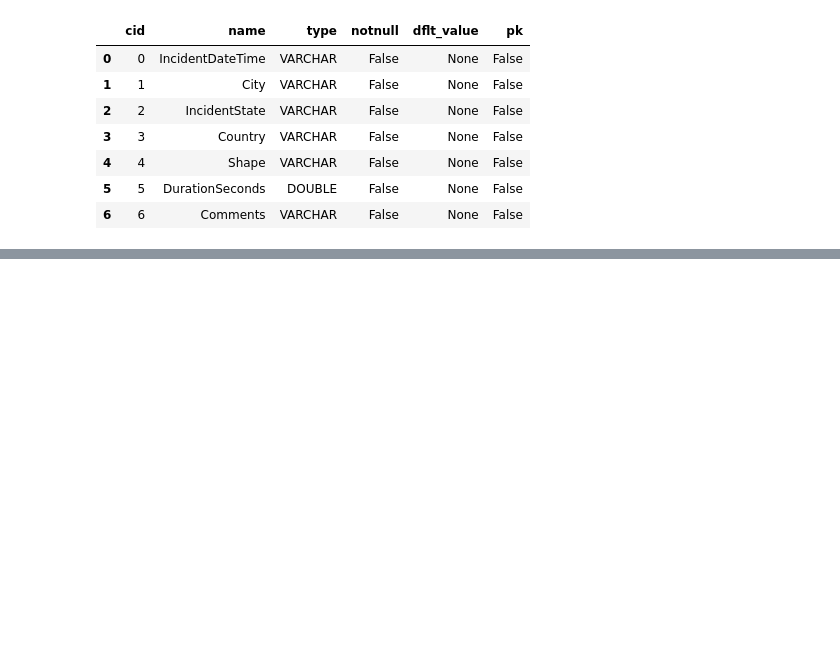
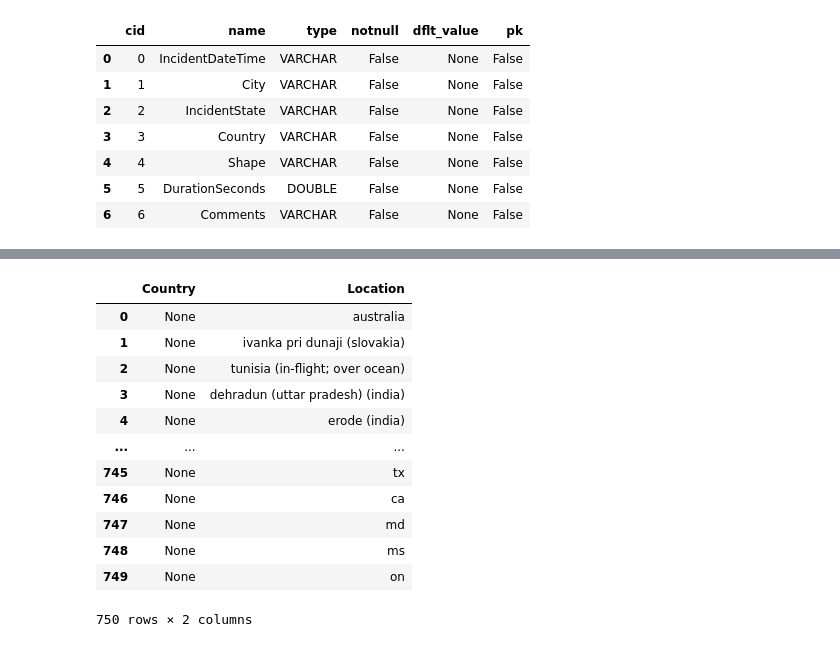
Before and after one commit to shivani7798/sql_server, a Jupyter notebook: incidents_sql.ipynb, the cells around one changed output, grey strips where cells are left out. Cells and saved outputs as stored; diff of their text form; code cells hidden in the pictures; blank space fills up the shorter version.

```diff
--- a/incidents_sql.ipynb
+++ b/incidents_sql.ipynb
@@ -141,0 +127,18 @@ con_disk.close()
+# %%
+con.execute("""SELECT Country, COALESCE(Country, IncidentState, City) AS Location
+FROM Incidents
+WHERE Country IS NULL""").df()
+# %% [output]
+|  | Country | Location |
+| 0 | None | australia |
+| 1 | None | ivanka pri dunaji (slovakia) |
+| 2 | None | tunisia (in-flight; over ocean) |
+| 3 | None | dehradun (uttar pradesh) (india) |
+| 4 | None | erode (india) |
+| ... | ... | ... |
+| 745 | None | tx |
+| 746 | None | ca |
+| 747 | None | md |
+| 748 | None | ms |
+| 749 | None | on |
+750 rows × 2 columns
```
Also changed, not shown: parts of 22 cells of this notebook, 1 other file.
